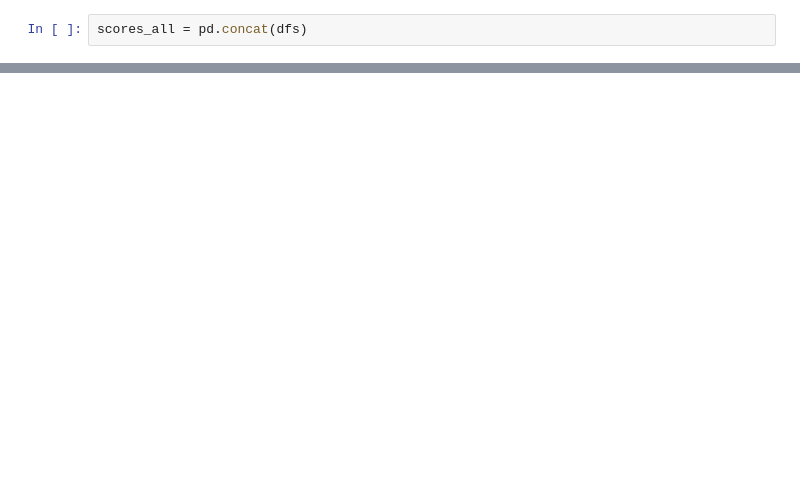
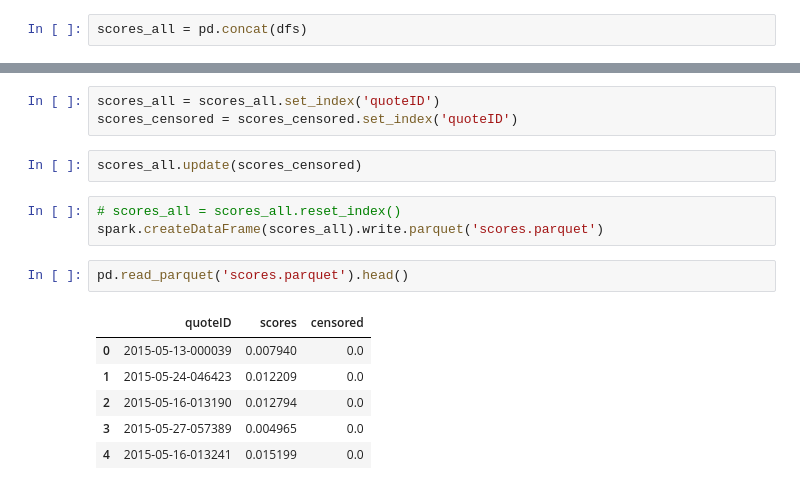
Before and after one commit to epfl-ada/ada-2021-project-k-beans, a Jupyter notebook: Preprocessing.ipynb, the cells around one changed output, grey strips where cells are left out. Drawn from its saved outputs; the diff is of its cells as text; blank space fills up the shorter version.

```diff
--- a/Preprocessing.ipynb
+++ b/Preprocessing.ipynb
@@ -524,0 +519,17 @@ len(middle_censorship_dict['assholes'])
+# %%
+scores_all = scores_all.set_index('quoteID')
+scores_censored = scores_censored.set_index('quoteID')
+# %%
+scores_all.update(scores_censored)
+# %%
+# scores_all = scores_all.reset_index()
+spark.createDataFrame(scores_all).write.parquet('scores.parquet')
+# %%
+pd.read_parquet('scores.parquet').head()
+# %% [output]
+|  | quoteID | scores | censored |
+| 0 | 2015-05-13-000039 | 0.007940 | 0.0 |
+| 1 | 2015-05-24-046423 | 0.012209 | 0.0 |
+| 2 | 2015-05-16-013190 | 0.012794 | 0.0 |
+| 3 | 2015-05-27-057389 | 0.004965 | 0.0 |
+| 4 | 2015-05-16-013241 | 0.015199 | 0.0 |
```
Also changed, not shown: parts of 31 cells of this notebook.
